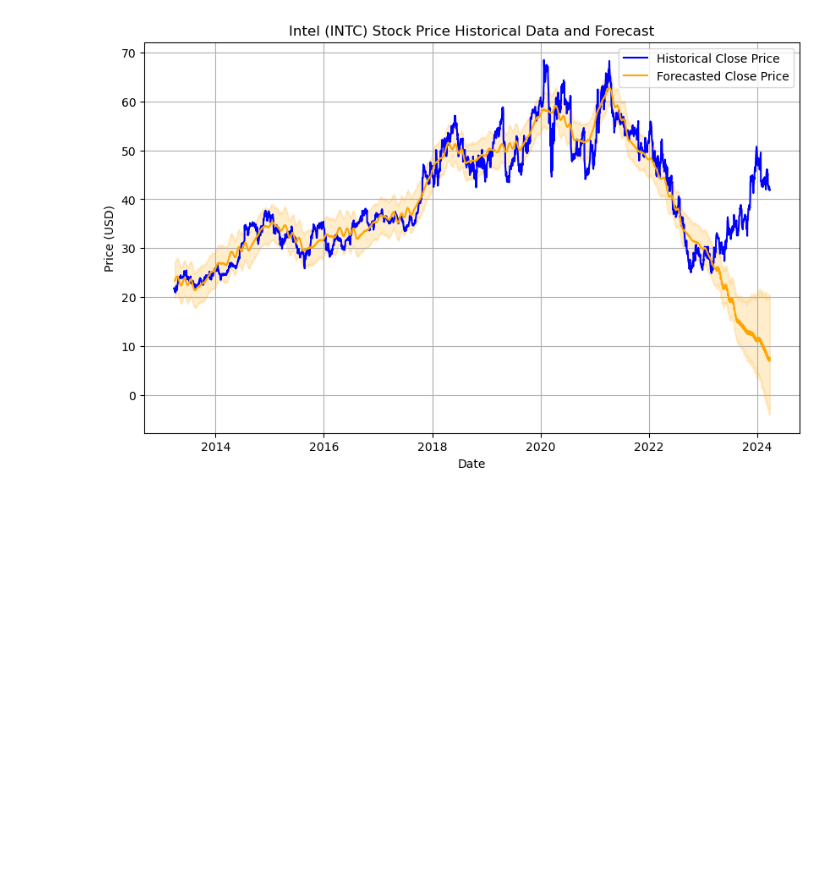
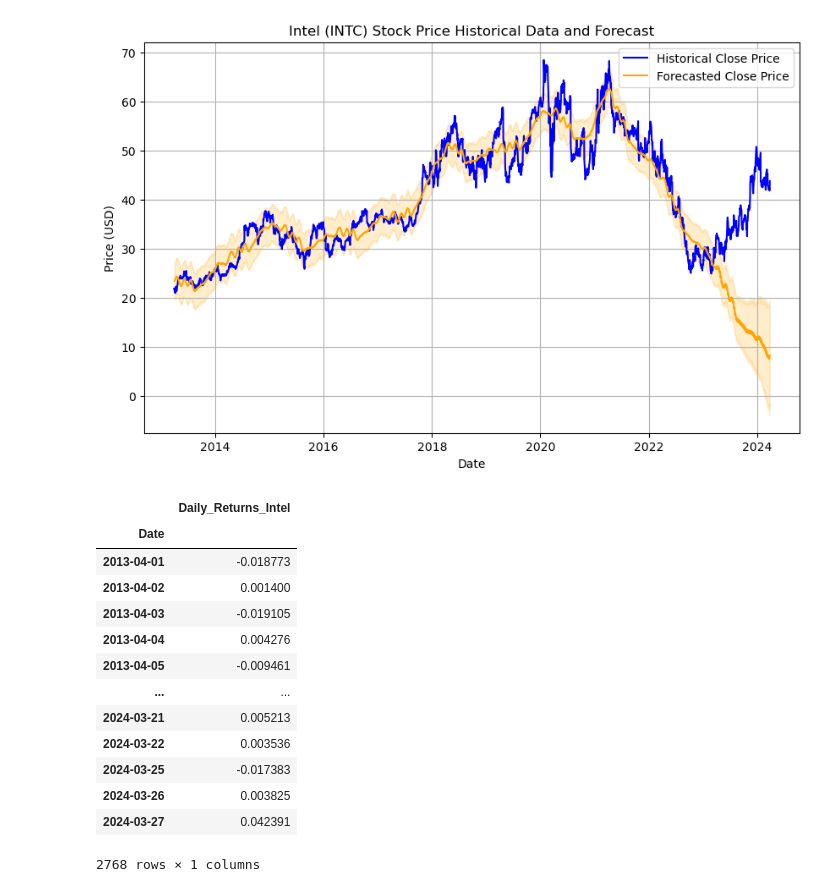
Before and after one commit to SAG-GithubApprentice/Project_2, a Jupyter notebook: Prophet_Predictions/Intel_Prediction.ipynb, the cells around one changed output. Drawn from its saved outputs; the diff is of its cells as text; code cells hidden in the pictures; blank space fills up the shorter version.

```diff
--- a/Prophet_Predictions/Intel_Prediction.ipynb
+++ b/Prophet_Predictions/Intel_Prediction.ipynb
@@ -129,3 +129,30 @@ plt.show()
 # %% [output]
 [*********************100%%**********************]  1 of 1 completed
 [figure]
+# %%
+# Calculate the percentage change of daily returns for Intel
+daily_returns_intel = intel_data['Adj Close'].pct_change()
+
+# Drop the first row since it will have NaN value as there is no previous day for the first day
+daily_returns_intel = daily_returns_intel.dropna()
+
+# Convert the series of daily returns into a DataFrame for Intel
+daily_returns_df_intel = pd.DataFrame({'Daily_Returns_Intel': daily_returns_intel})
+
+# Display the DataFrame for Intel
+daily_returns_df_intel
+# %% [output]
+|  | Daily_Returns_Intel |
+| Date |  |
+| 2013-04-01 | -0.018773 |
+| 2013-04-02 | 0.001400 |
+| 2013-04-03 | -0.019105 |
+| 2013-04-04 | 0.004276 |
+| 2013-04-05 | -0.009461 |
+| ... | ... |
+| 2024-03-21 | 0.005213 |
+| 2024-03-22 | 0.003536 |
+| 2024-03-25 | -0.017383 |
+| 2024-03-26 | 0.003825 |
+| 2024-03-27 | 0.042391 |
+2768 rows × 1 columns
```
Also changed, not shown: parts of 4 cells of this notebook, 4 other files.
